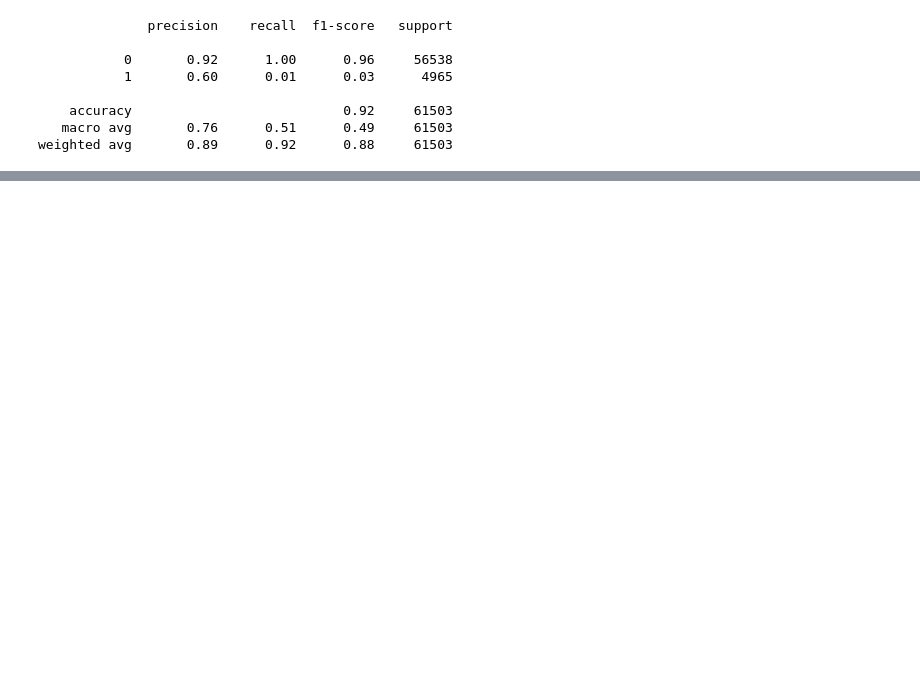
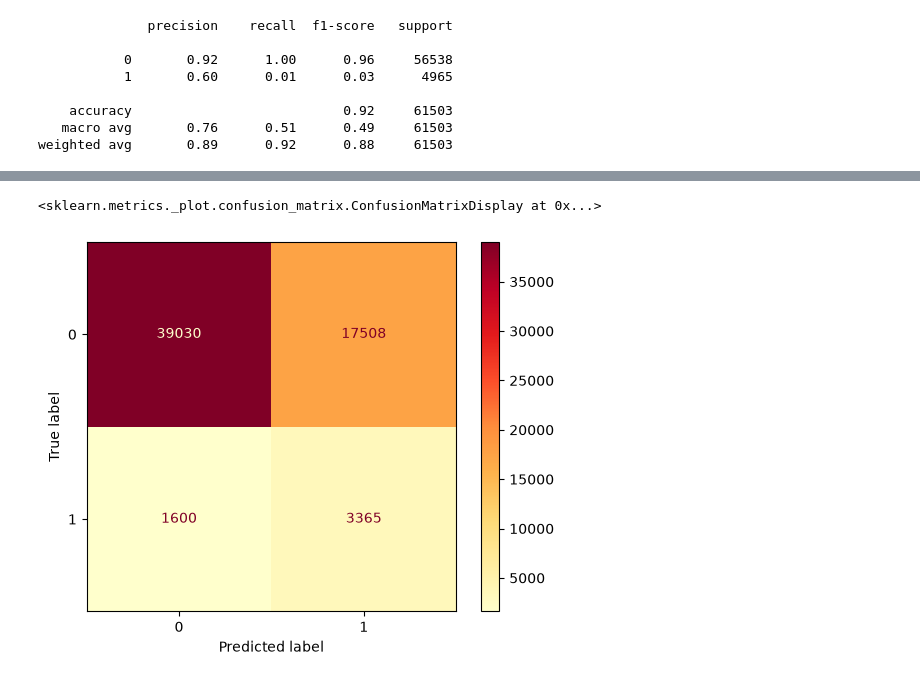
Before and after one commit to Swarnim-Singh-byte/LoanLens, a Jupyter notebook: notebooks/03_preprocessing_data.ipynb, the cells around one changed output, grey strips where cells are left out. Drawn from its saved outputs; the diff is of its cells as text; code cells hidden in the pictures; blank space fills up the shorter version.

```diff
--- a/notebooks/03_preprocessing_data.ipynb
+++ b/notebooks/03_preprocessing_data.ipynb
@@ -321,0 +366,5 @@ weighted avg       0.89      0.92      0.88     61503
+# %%
+ConfusionMatrixDisplay.from_predictions(y_test, y_pred_balanced, cmap="YlOrRd")
+# %% [output]
+<sklearn.metrics._plot.confusion_matrix.ConfusionMatrixDisplay at 0x...>
+[figure, added]
```
Also changed, not shown: parts of 8 cells of this notebook.
